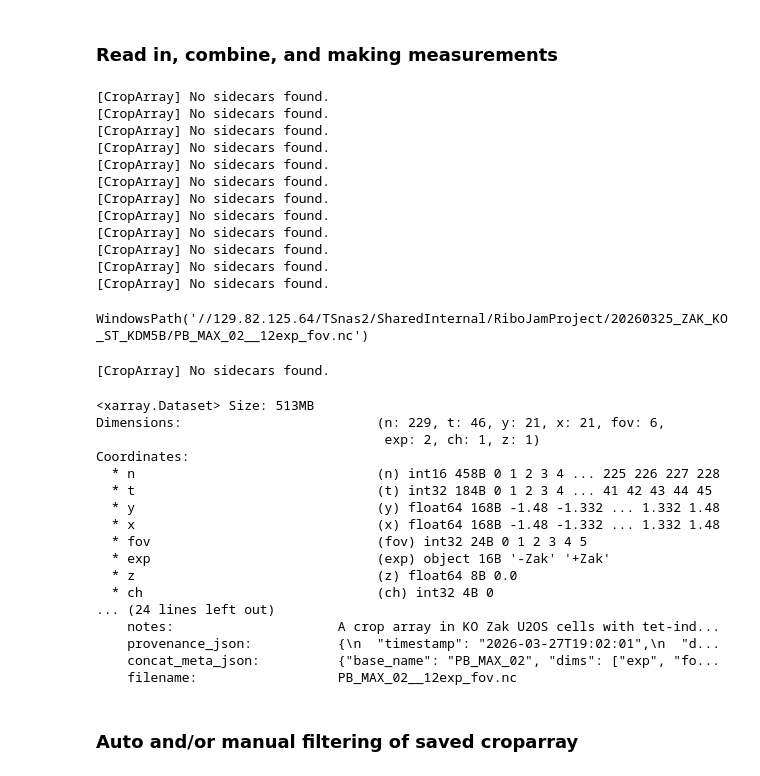
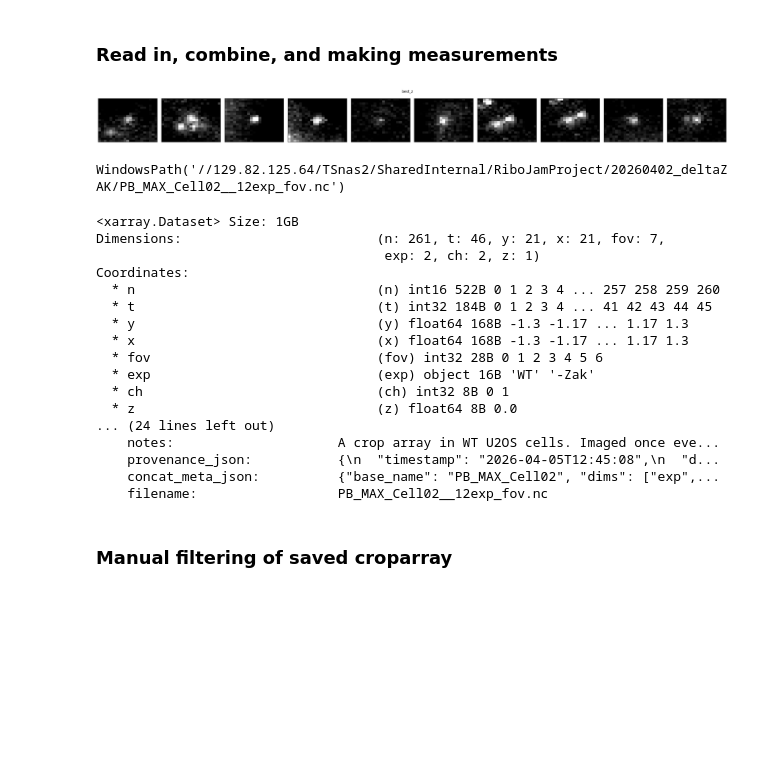
Before and after one commit to timstasevich/croparray, a Jupyter notebook: notebooks/CombineMeasureCropArrays.ipynb, the cells around one changed output. Cells and saved outputs as stored; diff of their text form; code cells hidden in the pictures; blank space fills up the shorter version.

```diff
--- a/notebooks/CombineMeasureCropArrays.ipynb
+++ b/notebooks/CombineMeasureCropArrays.ipynb
@@ -12,42 +12,32 @@ from pathlib import Path
 # ============================
 
 # Files & Directories
-DATA_DIR_1 = Path(r"\\129.82.125.64\TSnas2\SharedInternal\RiboJamProject\20260325_ZAK_KO_ST_KDM5B\noDox\HT\CropArrays")
-DATA_DIR_2 = Path(r"\\129.82.125.64\TSnas2\SharedInternal\RiboJamProject\20260325_ZAK_KO_ST_KDM5B\wDox\HT\CropArrays")
-LABELS = ['-Zak','+Zak']
-OUTPUT = Path(r"\\129.82.125.64\TSnas2\SharedInternal\RiboJamProject\20260325_ZAK_KO_ST_KDM5B")
+DATA_DIR_1 = Path(r"\\129.82.125.64\TSnas2\SharedInternal\RiboJamProject\20260331_HA_ZAK_HT\WT_U2OS\CropArrays")
+DATA_DIR_2 = Path(r"\\129.82.125.64\TSnas2\SharedInternal\RiboJamProject\20260402_deltaZAK\HT\CropArrays")
+#DATA_DIR_3 = Path(r"\\129.82.125.64\TSnas2\SharedInternal\RiboJamProject\20260331_HA_ZAK_HT\NoDox\HT\CropArrays")
+
+LABELS = ['WT','-Zak']
+OUTPUT = Path(r"\\129.82.125.64\TSnas2\SharedInternal\RiboJamProject\20260402_deltaZAK")
 
 nc_files_1 = sorted(DATA_DIR_1.glob("*.nc"))
 nc_files_2 = sorted(DATA_DIR_2.glob("*.nc"))
+#nc_files_3 = sorted(DATA_DIR_3.glob("*.nc"))
 
 # Measurement parameters
-REF_CH = 0  # Optional reference channel for best_z_proj (if use_zc=False, i.e. when Z not tracked)
-DISK_R = 5  # Radius of disk in pixels to measure signal
-DISK_BG = 7 # Radius of single pixel ring around disk to measure background
+REF_CH = 1  # Optional reference channel for best_z_proj (if use_zc=False, i.e. when Z not tracked)
+DISK_R = 7  # Radius of disk in pixels to measure signal
+DISK_BG = 9 # Radius of single pixel ring around disk to measure background
 ROLL_N = 1  # Rolling z-average for signal measurement.
 # %%
 my_ca = ca.build.open_measure_concat(
     groups=[nc_files_1, nc_files_2],
     dims=["exp", "fov"],
-    labels=[["-Zak", "+Zak"], None],
+    labels=[LABELS, None],
     measure_kwargs=dict(ref_ch=REF_CH, disk_r=DISK_R, disk_bg=DISK_BG, roll_n=ROLL_N,drop_int=True, # drop full z-stack to save memory, keeping best_z_proj
     ),
     open_as = "croparray",  # can be croparray or trackarray
     join="outer",
 )
-# %% [output]
-[CropArray] No sidecars found.
-[CropArray] No sidecars found.
-[CropArray] No sidecars found.
-[CropArray] No sidecars found.
-[CropArray] No sidecars found.
-[CropArray] No sidecars found.
-[CropArray] No sidecars found.
-[CropArray] No sidecars found.
-[CropArray] No sidecars found.
-[CropArray] No sidecars found.
-[CropArray] No sidecars found.
-[CropArray] No sidecars found.
 # %%
 # Create binary masks from "best_z" so can measure morphological properties.
 my_ca.ops.apply(
@@ -68,5 +58,9 @@ my_ca.ops.apply(
         morph_px=0,             # Apply a dilation of final mask (morph_pix > 0; <0 for erosion)
     ),
 );
+# %%
+my_ca.isel(exp=0,fov=0,ch=1).plot.plot_croparray_crops(n=(0,10,1), layer='best_z',t=(0,1,1), col='n');
+# %% [output]
+[figure, added]
 # %%
 # Check masks with napari
@@ -91,32 +86,31 @@ my_ca.measure.mask_props(source ="ch0_mask", props=['eccentricity','major_axis_l
 my_file = ca.io.save_croparray(my_ca, output_dir=OUTPUT, ext='.nc')
 my_file
 # %% [output]
-WindowsPath('//129.82.125.64/TSnas2/SharedInternal/RiboJamProject/20260325_ZAK_KO_ST_KDM5B/PB_MAX_02__12exp_fov.nc')
+WindowsPath('//129.82.125.64/TSnas2/SharedInternal/RiboJamProject/20260402_deltaZAK/PB_MAX_Cell02__12exp_fov.nc')
 # %%
 # check your saved data; note concatenation history is saved
 temp = ca.tools.open_croparray(my_file)
 temp.ds
 # %% [output]
-[CropArray] No sidecars found.
+<xarray.Dataset> Size: 1GB
+Dimensions:                         (n: 261, t: 46, y: 21, x: 21, fov: 7,
+                                     exp: 2, ch: 2, z: 1)
+Coordinates:
+  * n                               (n) int16 522B 0 1 2 3 4 ... 257 258 259 260
+  * t                               (t) int32 184B 0 1 2 3 4 ... 41 42 43 44 45
+  * y                               (y) float64 168B -1.3 -1.17 ... 1.17 1.3
+  * x                               (x) float64 168B -1.3 -1.17 ... 1.17 1.3
+  * fov                             (fov) int32 28B 0 1 2 3 4 5 6
+  * exp                             (exp) object 16B 'WT' '-Zak'
+  * ch                              (ch) int32 8B 0 1
+  * z                               (z) float64 8B 0.0
+... (24 lines left out)
+    notes:                     A crop array in WT U2OS cells. Imaged once eve...
+    provenance_json:           {\n  "timestamp": "2026-04-05T12:45:08",\n  "d...
+    concat_meta_json:          {"base_name": "PB_MAX_Cell02", "dims": ["exp",...
+    filename:                  PB_MAX_Cell02__12exp_fov.nc
-<xarray.Dataset> Size: 513MB
-Dimensions:                         (n: 229, t: 46, y: 21, x: 21, fov: 6,
-                                     exp: 2, ch: 1, z: 1)
-Coordinates:
-  * n                               (n) int16 458B 0 1 2 3 4 ... 225 226 227 228
-  * t                               (t) int32 184B 0 1 2 3 4 ... 41 42 43 44 45
-  * y                               (y) float64 168B -1.48 -1.332 ... 1.332 1.48
-  * x                               (x) float64 168B -1.48 -1.332 ... 1.332 1.48
-  * fov                             (fov) int32 24B 0 1 2 3 4 5
-  * exp                             (exp) object 16B '-Zak' '+Zak'
-  * z                               (z) float64 8B 0.0
-  * ch                              (ch) int32 4B 0
-... (24 lines left out)
-    notes:                     A crop array in KO Zak U2OS cells with tet-ind...
-    provenance_json:           {\n  "timestamp": "2026-03-27T19:02:01",\n  "d...
-    concat_meta_json:          {"base_name": "PB_MAX_02", "dims": ["exp", "fo...
-    filename:                  PB_MAX_02__12exp_fov.nc
 # %% [markdown]
-### Auto and/or manual filtering of saved croparray
+### Manual filtering of saved croparray
 # %%
 import croparray as ca
 from pathlib import Path
```
Also changed, not shown: parts of 9 cells of this notebook, 1 other file.
